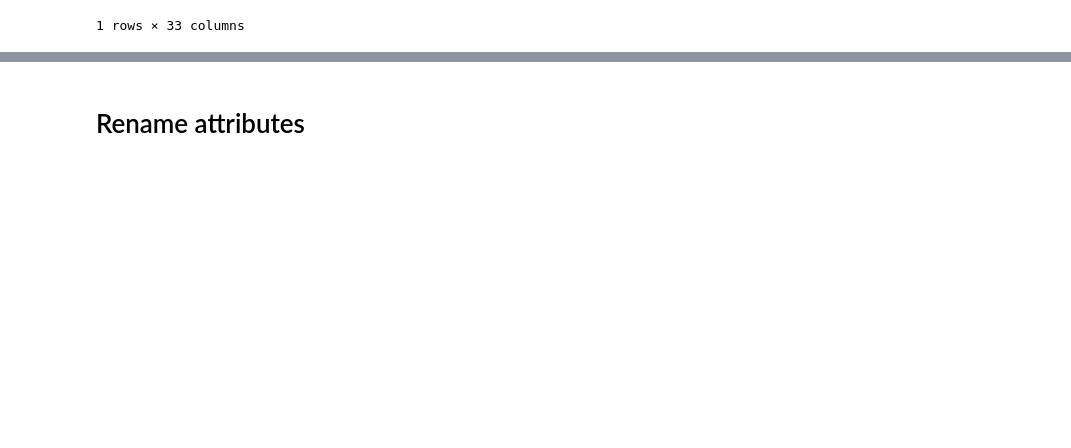
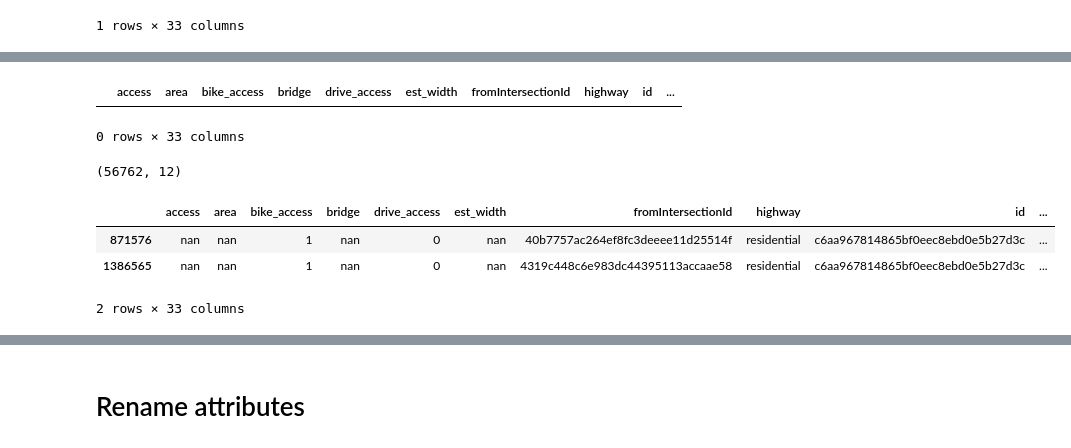
Before and after one commit to BayAreaMetro/travel-model-two-networks, a Jupyter notebook: notebooks/pipeline/step5_tidy_roadway.ipynb, the cells around one changed output, grey strips where cells are left out. Drawn from its saved outputs; the diff is of its cells as text; code cells hidden in the pictures; blank space fills up the shorter version.

```diff
--- a/notebooks/pipeline/step5_tidy_roadway.ipynb
+++ b/notebooks/pipeline/step5_tidy_roadway.ipynb
@@ -569,0 +660,16 @@ link_MPO_gdf[link_MPO_gdf.v == 62394174]
+# %%
+link_MPO_gdf[link_MPO_gdf.u == link_MPO_gdf.v]
+# %% [output]
+|  | access | area | bike_access | bridge | drive_access | est_width | fromIntersectionId | highway | id | ... |
+0 rows × 33 columns
+# %%
+non_unique_AB_links_df.shape
+# %% [output]
+(56762, 12)
+# %%
+link_MPO_gdf[link_MPO_gdf.shstGeometryId == "c6aa967814865bf0eec8ebd0e5b27d3c"]
+# %% [output]
+|  | access | area | bike_access | bridge | drive_access | est_width | fromIntersectionId | highway | id | ... |
+| 871576 | nan | nan | 1 | nan | 0 | nan | 40b7757ac264ef8fc3deeee11d25514f | residential | c6aa967814865bf0eec8ebd0e5b27d3c | ... |
+| 1386565 | nan | nan | 1 | nan | 0 | nan | 4319c448c6e983dc44395113accaae58 | residential | c6aa967814865bf0eec8ebd0e5b27d3c | ... |
+2 rows × 33 columns
```
Also changed, not shown: parts of 67 cells of this notebook.
